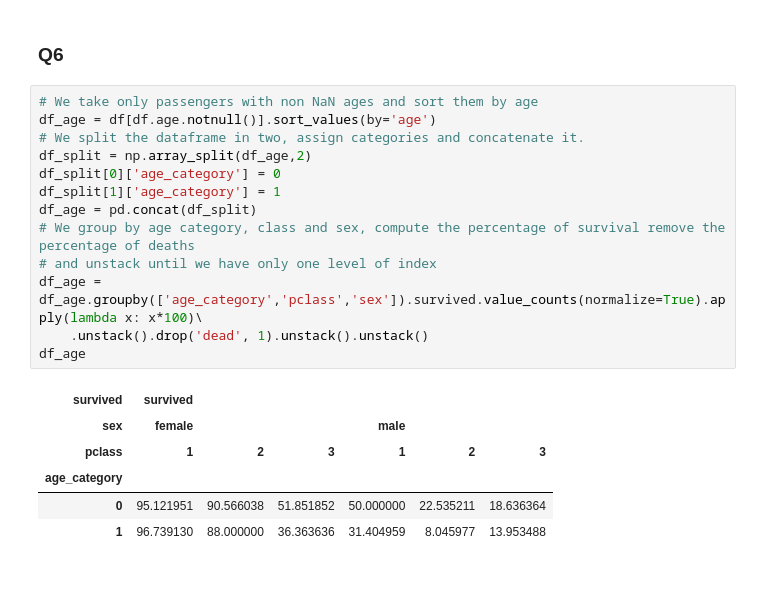
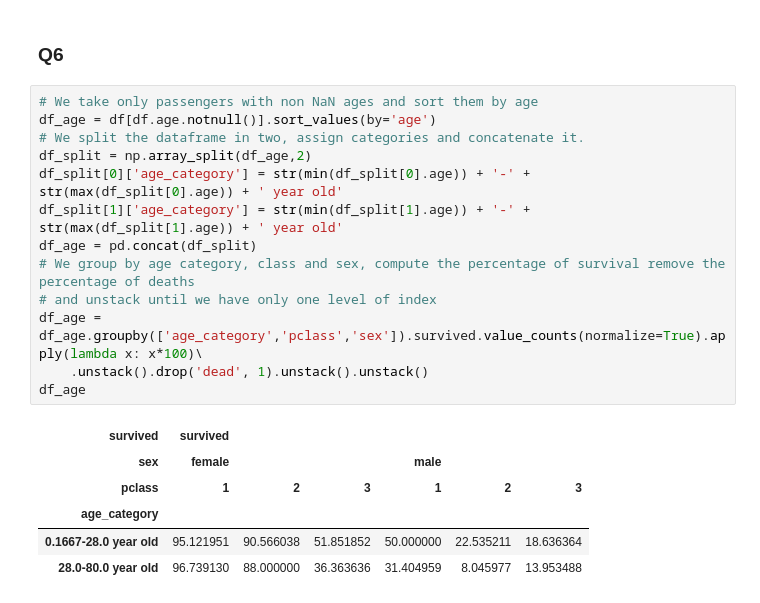
Before and after one commit to raphaelBarman/ADA-dh, a Jupyter notebook: 01 - Pandas and Data Wrangling/Homework 1.ipynb, the cells around one changed output. Cells and saved outputs as stored; diff of their text form.

```diff
--- a/01 - Pandas and Data Wrangling/Homework 1.ipynb
+++ b/01 - Pandas and Data Wrangling/Homework 1.ipynb
@@ -247,20 +294,20 @@ plt.show();
 # %%
 # We take only passengers with non NaN ages and sort them by age
 df_age = df[df.age.notnull()].sort_values(by='age')
 # We split the dataframe in two, assign categories and concatenate it.
 df_split = np.array_split(df_age,2)
-df_split[0]['age_category'] = 0
-df_split[1]['age_category'] = 1
+df_split[0]['age_category'] = str(min(df_split[0].age)) + '-' + str(max(df_split[0].age)) + ' year old'
+df_split[1]['age_category'] = str(min(df_split[1].age)) + '-' + str(max(df_split[1].age)) + ' year old'
 df_age = pd.concat(df_split)
 # We group by age category, class and sex, compute the percentage of survival remove the percentage of deaths
 # and unstack until we have only one level of index
 df_age = df_age.groupby(['age_category','pclass','sex']).survived.value_counts(normalize=True).apply(lambda x: x*100)\
     .unstack().drop('dead', 1).unstack().unstack()
 df_age
 # %% [output]
 | survived | survived |  |  |  |  |  |
 | sex | female |  |  | male |  |  |
 | pclass | 1 | 2 | 3 | 1 | 2 | 3 |
 | age_category |  |  |  |  |  |  |
-| 0 | 95.121951 | 90.566038 | 51.851852 | 50.000000 | 22.535211 | 18.636364 |
-| 1 | 96.739130 | 88.000000 | 36.363636 | 31.404959 | 8.045977 | 13.953488 |
+| 0.1667-28.0 year old | 95.121951 | 90.566038 | 51.851852 | 50.000000 | 22.535211 | 18.636364 |
+| 28.0-80.0 year old | 96.739130 | 88.000000 | 36.363636 | 31.404959 | 8.045977 | 13.953488 |
```
Also changed, not shown: parts of 4 cells of this notebook.
